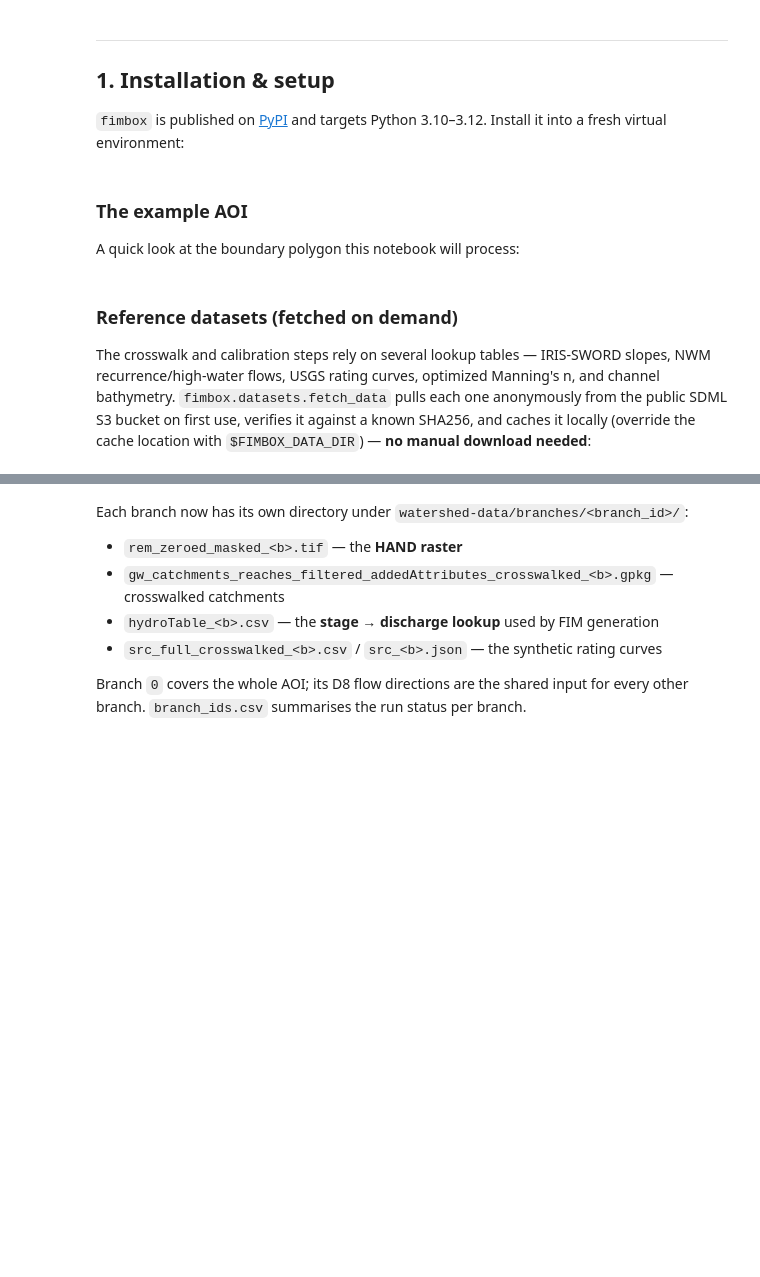
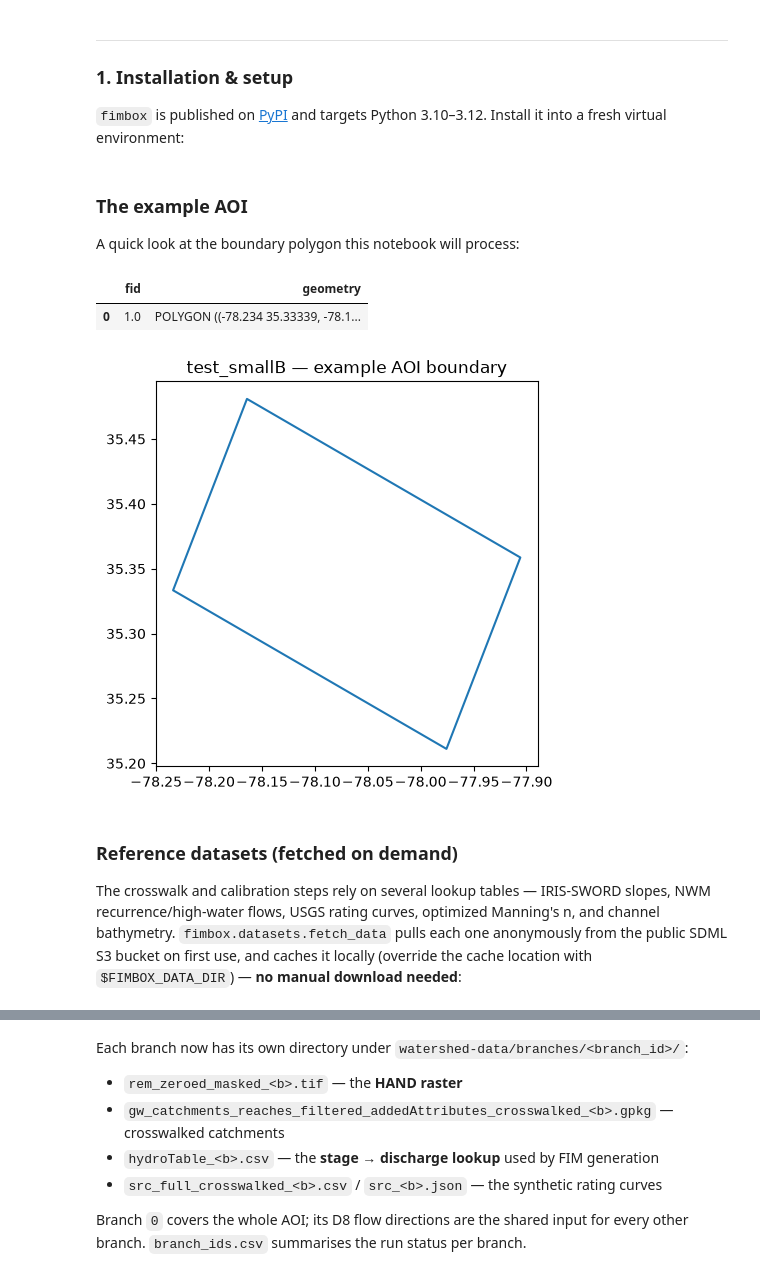
Before and after one commit to sdmlua/fimbox, a Jupyter notebook: docs/getting_startwithFIMbox.ipynb, the cells around one changed output, grey strips where cells are left out. Saved outputs shown, nothing was run; the diff lists cells and outputs as text; code cells hidden in the pictures; blank space fills up the shorter version.

```diff
--- a/docs/getting_startwithFIMbox.ipynb
+++ b/docs/getting_startwithFIMbox.ipynb
@@ -30,7 +32,7 @@ The pipeline runs in six major steps- stage inputs, (optionally) heal bridges, b
 </div>
 # %% [markdown]
 ---
-## 1. Installation & setup
+### **1. Installation & setup**
 
 `fimbox` is published on [PyPI](https://pypi.org/project/fimbox/) and targets Python 3.10–3.12. Install it into a fresh virtual environment:
 # %%
@@ -51,22 +52,26 @@ WATERSHED = AOI_DIR / "watershed-data"  # where all staged inputs live
 IDENTIFIER = "nwmmr"  # filename prefix for staged hydrography
 N_WORKERS = 4  # parallel workers for the heavy steps
 # %% [markdown]
-### The example AOI
+### **The example AOI**
 
 A quick look at the boundary polygon this notebook will process:
 # %%
 import geopandas as gpd
 
 boundary = gpd.read_file(BOUNDARY)
 ax = boundary.plot(
     figsize=(5, 5), facecolor="none", edgecolor="tab:blue", linewidth=1.5
 )
-ax.set_title("test_smallB — example AOI boundary (Yazoo River basin, MS)")
+ax.set_title("test_smallB — example AOI boundary")
 boundary
+# %% [output]
+|  | fid | geometry |
+| 0 | 1.0 | POLYGON ((-78.234 35.33339, -78.1... |
+[figure, added]
 # %% [markdown]
-### Reference datasets (fetched on demand)
+### **Reference datasets (fetched on demand)**
 
-The crosswalk and calibration steps rely on several lookup tables — IRIS-SWORD slopes, NWM recurrence/high-water flows, USGS rating curves, optimized Manning's n, and channel bathymetry. `fimbox.datasets.fetch_data` pulls each one anonymously from the public SDML S3 bucket on first use, verifies it against a known SHA256, and caches it locally (override the cache location with `$FIMBOX_DATA_DIR`) — **no manual download needed**:
+The crosswalk and calibration steps rely on several lookup tables — IRIS-SWORD slopes, NWM recurrence/high-water flows, USGS rating curves, optimized Manning's n, and channel bathymetry. `fimbox.datasets.fetch_data` pulls each one anonymously from the public SDML S3 bucket on first use, and caches it locally (override the cache location with `$FIMBOX_DATA_DIR`) — **no manual download needed**:
 # %%
 from fimbox.datasets import DATASETS, fetch_data
 
```
Also changed, not shown: parts of 8 cells of this notebook.
